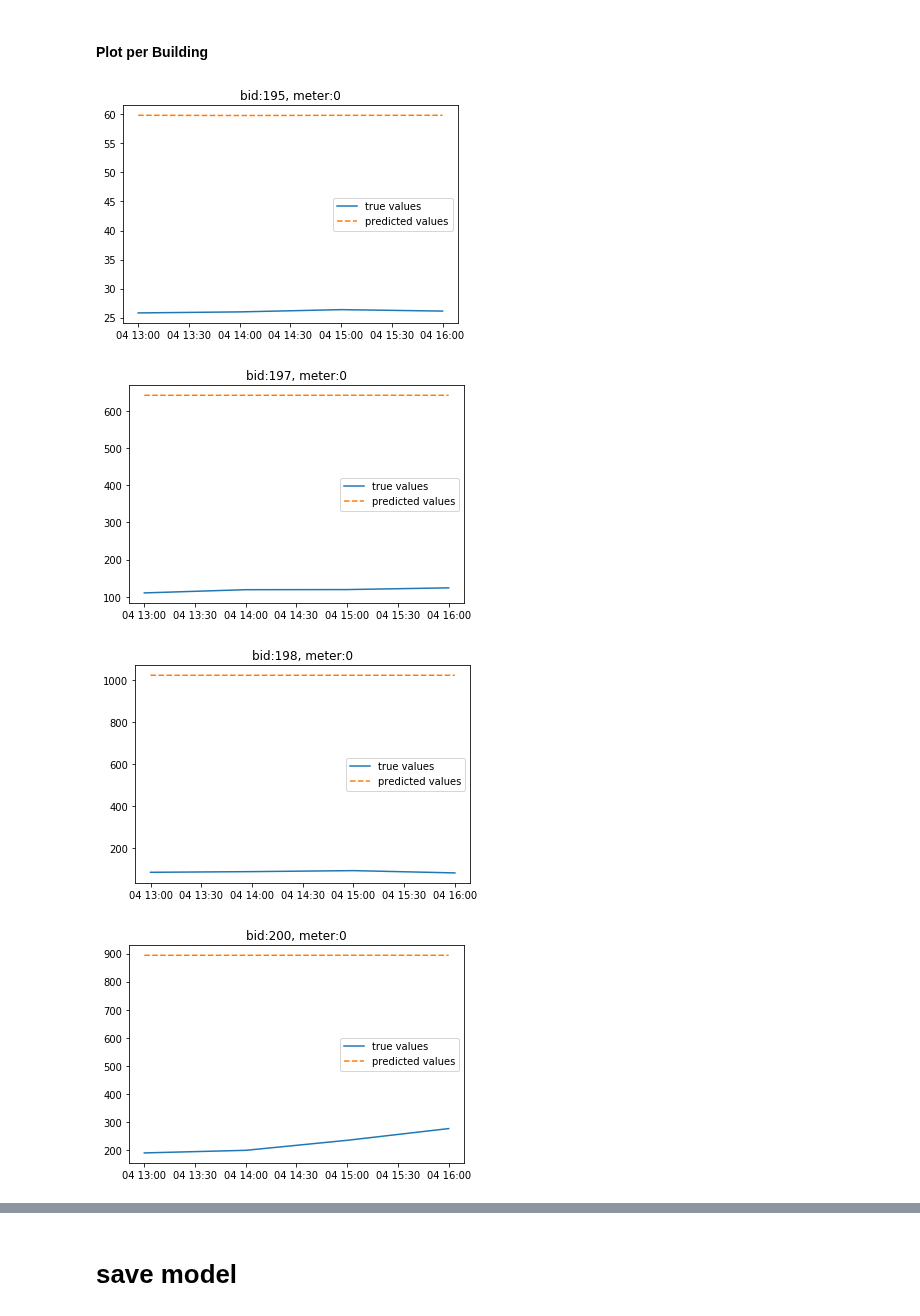
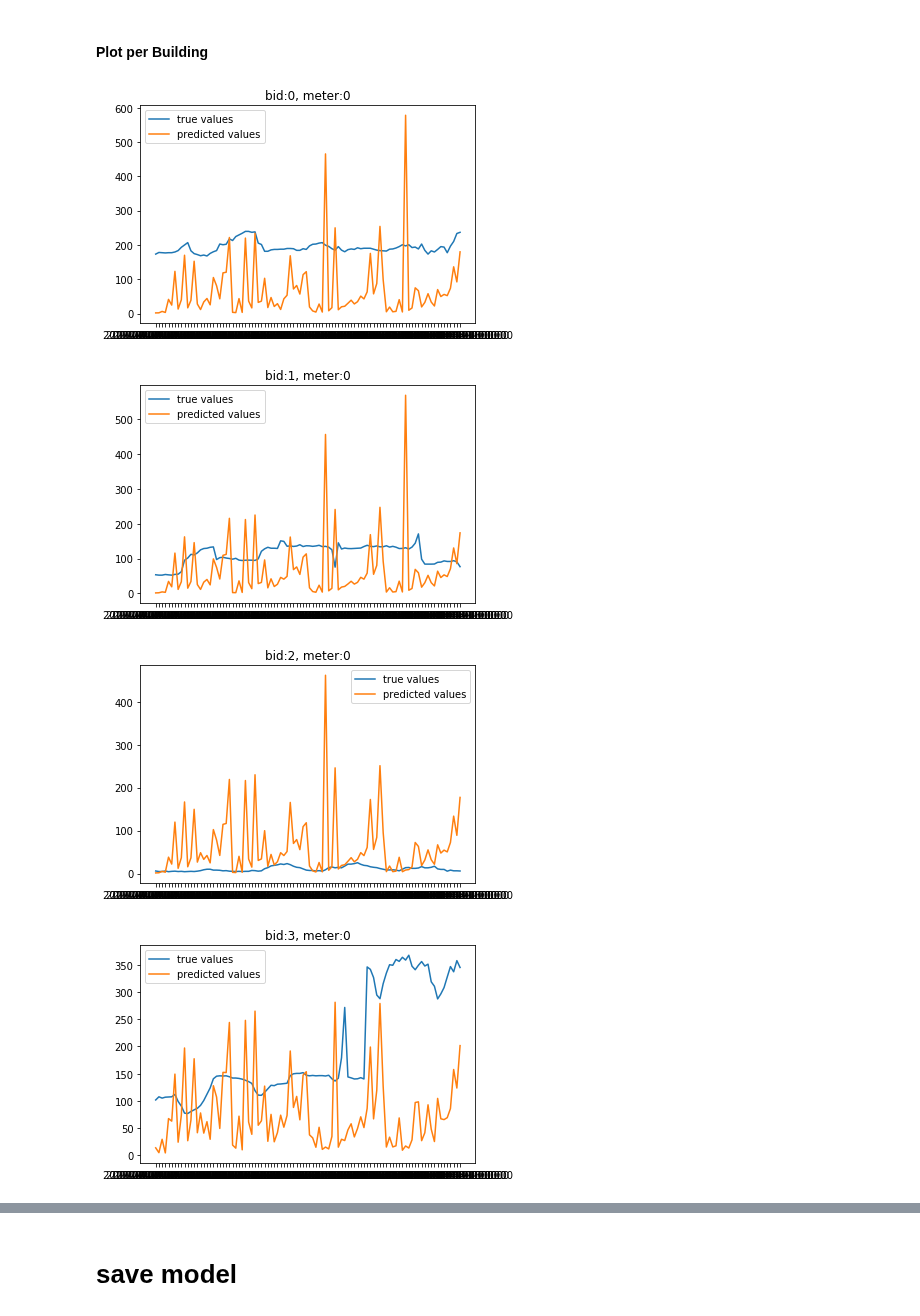
Before and after one commit to adderbyte/Energy_Prediction_Bot, a Jupyter notebook: Models/DNNLinearCombinedRegressor.ipynb, the cells around one changed output, grey strips where cells are left out. Cells and saved outputs as stored; diff of their text form; code cells hidden in the pictures.

```diff
--- a/Models/DNNLinearCombinedRegressor.ipynb
+++ b/Models/DNNLinearCombinedRegressor.ipynb
@@ -339,6 +389,6 @@ INFO:tensorflow:Running local_init_op.
 INFO:tensorflow:Done running local_init_op.
 # %%
 # get predicted values from list
-pred = []
+predictions = []
 for i in results:
-    pred.append( i['predictions'])
+    predictions.append( i['predictions'])
@@ -348 +395,8 @@ true_values=pd.read_csv('meter1Test.csv',header=None)[0].values
+# %%
+# upload true meter reADINGS
+#true_readings = pd.read_csv(testpath + testzero)
+true_readings = pd.read_csv(testpath + testzero,nrows=testpoints)
+
+
+del true_readings['Unnamed: 0']
 # %%
@@ -374,11 +424,9 @@ from utility import utils
 # %%
-test_predicted = pd.DataFrame(list(zip(test_building_id,test_timestamp,pred)),columns= ['building_id','timestamp', 'meter_reading' ,] )
+test_predicted = pd.DataFrame(list(zip(list(true_readings.building_id),list(true_readings.timestamp),list(predictions))),columns= ['building_id','timestamp', 'meter_reading' ] )
-# %%
-true_readings = pd.DataFrame(list(zip(test_building_id,test_timestamp,list(true_values))),columns= ['building_id','timestamp', 'meter_reading' ,] )
 # %%
-utils.plot_meter(true_readings,test_predicted,n_plots=5)
+utils.plot_meter(true_readings,test_predicted,bn=5)
 # %% [output]
-[figure, old version]
+[figure, new version]
-[figure, old version]
+[figure, new version]
-[figure, old version]
+[figure, new version]
-[figure, old version]
+[figure, new version]
```
Also changed, not shown: parts of 30 cells of this notebook, 1 other file.
